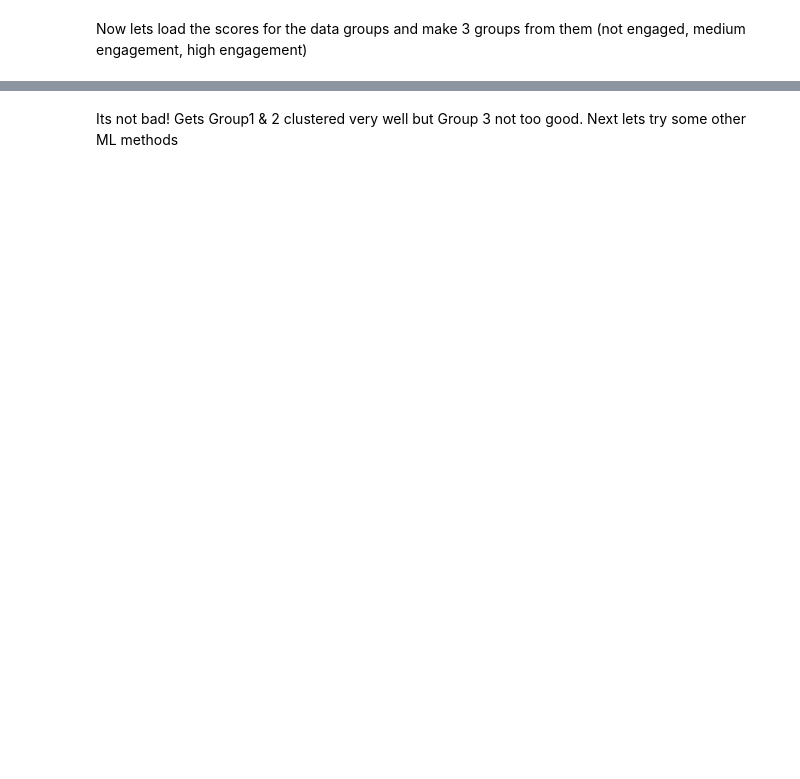
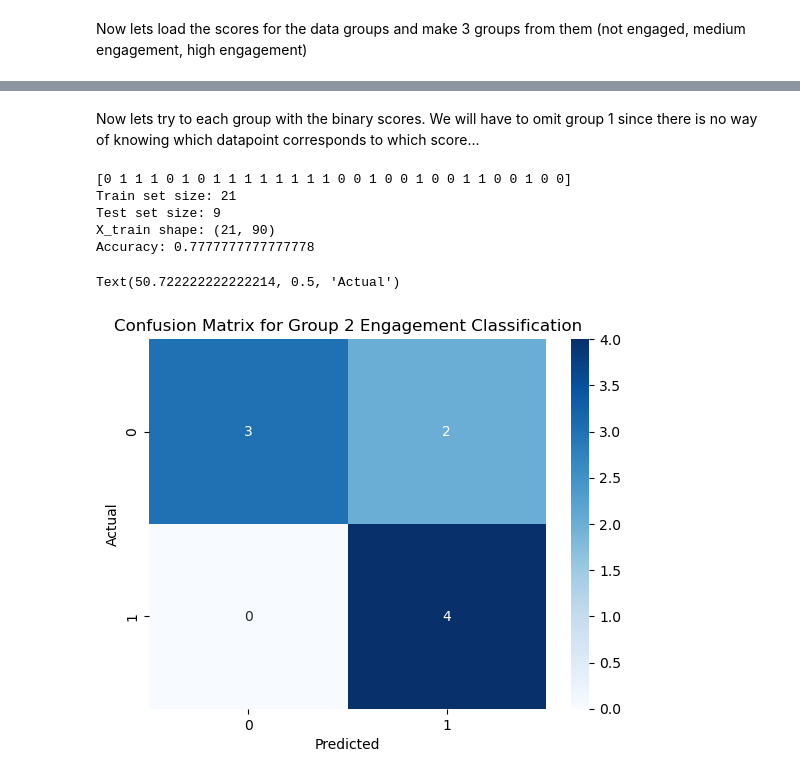
Before and after one commit to tomjefferis/ArtHeart, a Jupyter notebook: artheart-neurokit-new.ipynb, the cells around one changed output, grey strips where cells are left out. Cells and saved outputs as stored; diff of their text form; code cells hidden in the pictures; blank space fills up the shorter version.

```diff
--- a/artheart-neurokit-new.ipynb
+++ b/artheart-neurokit-new.ipynb
@@ -474,16 +472,22 @@ IndexError: list index out of range
 # %%
+from sklearn.preprocessing import StandardScaler
+
 def three_score_detection(scores):
+    mean = np.mean(scores)
+    std = np.std(scores)
     scores = np.array(scores)
-    scores[scores < 4] = 0
-    scores[scores > 7] = 2
-    scores[(scores >= 4) & (scores <= 7)] = 1
+    scores[scores < mean - std] = 1
+    scores[scores > mean + std] = 3
+    scores[(scores >= mean - std) & (scores <= mean + std)] = 2
     return scores
 
 def binary_score_detection(scores):
-    scores = np.array(scores)
-    scores[scores < 5] = 0
-    scores[scores >= 5] = 1
-    return scores
+    st = StandardScaler()
+    scores = st.fit(np.array(scores).reshape(-1, 1)).transform(np.array(scores).reshape(-1, 1))
+    mean = np.mean(scores)
+    scores[scores < mean] = 0
+    scores[scores >= mean] = 1
+    return scores.flatten()
 
 Group1_three_scores = three_score_detection(Group1_scores)
 Group2_three_scores = three_score_detection(Group2_scores)
@@ -499,2 +507,57 @@ print(len(Group3_processed), len(Group3_three_scores))
-# %% [markdown]
-Its not bad! Gets Group1 & 2 clustered very well but Group 3 not too good. Next lets try some other ML methods
+# %% [markdown]
+Now lets try to each group with the binary scores. We will have to omit group 1 since there is no way of knowing which datapoint corresponds to which score...
+# %%
+from sklearn.model_selection import train_test_split
+from sklearn.svm import SVC
+from sklearn.metrics import accuracy_score, confusion_matrix
+from sklearn.model_selection import cross_val_score
+from sklearn.model_selection import GridSearchCV
+from sklearn.metrics import classification_report
+import seaborn as sns
+
+# reshape the data
+Group2_processed_dat = np.array(Group2_processed)
+Group2_processed_dat = Group2_processed_dat.reshape(len(Group2_processed), -1)
+
+# scale the data
+
+scaler = StandardScaler()
+Group2_processed_dat = scaler.fit_transform(Group2_processed_dat)
+
+print(Group2_binary_scores)
+
+# Split Group 2 into train and test sets
+X_train, X_test, y_train, y_test = train_test_split(Group2_processed_dat, Group2_binary_scores, test_size=0.3)
+
+# Print the size of the train and test sets
+print("Train set size:", len(X_train))
+print("Test set size:", len(X_test))
+
+# print shape of training set
+print("X_train shape:", X_train.shape)
+
+# Create a support vector classifier
+clf = SVC(kernel="linear")
+
+# Fit the classifier using the training data
+clf.fit(X_train, y_train)
+
+# Predict the labels of the test set
+y_pred = clf.predict(X_test)
+# Print the accuracy of the classifier
+print("Accuracy:", accuracy_score(y_test, y_pred))
+
+# Plot the confusion matrix using seaborn
+cm = confusion_matrix(y_test, y_pred)
+sns.heatmap(cm, annot=True, cmap="Blues")
+plt.title("Confusion Matrix for Group 2 Engagement Classification")
+plt.xlabel("Predicted")
+plt.ylabel("Actual")
+# %% [output]
+[0 1 1 1 0 1 0 1 1 1 1 1 1 1 1 0 0 1 0 0 1 0 0 1 1 0 0 1 0 0]
+Train set size: 21
+Test set size: 9
+X_train shape: (21, 90)
+Accuracy: 0.7777777777777778
+Text(50.722222222222214, 0.5, 'Actual')
+[figure, added]
```
Also changed, not shown: parts of 14 cells of this notebook.
